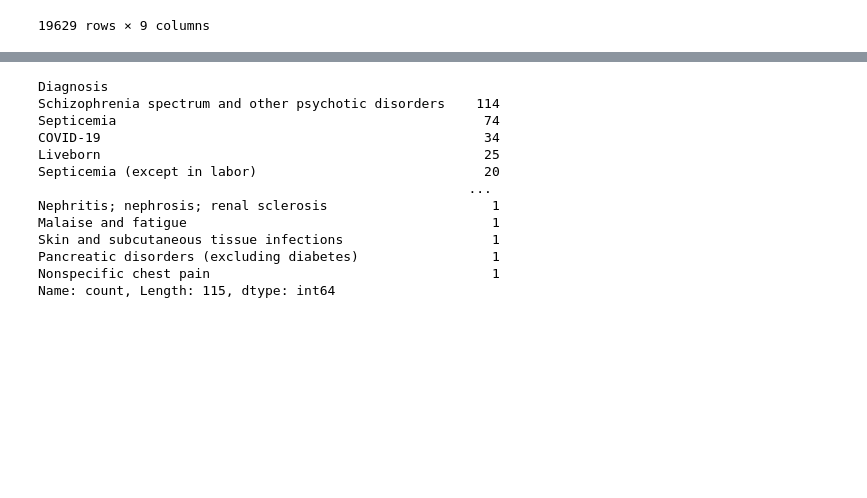
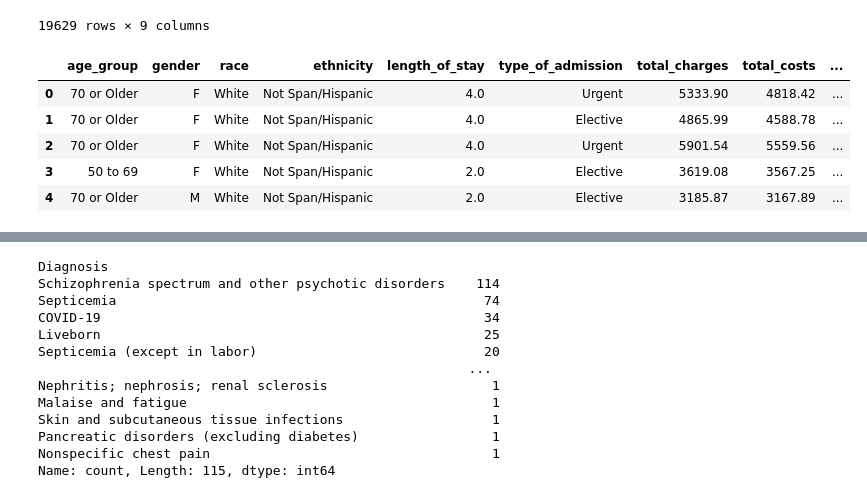
Before and after one commit to ChloeSecreti/Healthcare-Costs, a Jupyter notebook: health analysis.ipynb, the cells around one changed output, grey strips where cells are left out. Saved outputs shown, nothing was run; the diff lists cells and outputs as text; code cells hidden in the pictures; blank space fills up the shorter version.

Commit message:
add charge to cost ratio

```diff
--- a/health analysis.ipynb
+++ b/health analysis.ipynb
@@ -108,4 +108,21 @@ healthcare.drop_duplicates()
 | 19998 | 70 or Older | M | Other Race | Spanish/Hispanic | 1 | Emergency | 16474.38 | 11228.76 | ... |
 | 19999 | 50 to 69 | F | Black/African American | Not Span/Hispanic | 2 | Urgent | 13671.18 | 7862.08 | ... |
 19629 rows × 9 columns
+# %%
+# since the column length_of_stay, total_costs, and total_charges are currently being read by python as a string,
+# convert the columns to read as numeric values and replace errors as NaN
+healthcare['length_of_stay'] = pd.to_numeric(healthcare['length_of_stay'], errors='coerce')
+healthcare['total_costs'] = pd.to_numeric(healthcare['total_costs'], errors='coerce')
+healthcare['total_charges'] = pd.to_numeric(healthcare['total_charges'], errors='coerce')
+# %%
+# after looking at the data and some options for analysis, a charge to coat ratio would be interesting
+healthcare['Charge to Cost Ratio'] = healthcare['total_charges'] / healthcare['total_costs']
+healthcare.head()
+# %% [output]
+|  | age_group | gender | race | ethnicity | length_of_stay | type_of_admission | total_charges | total_costs | ... |
+| 0 | 70 or Older | F | White | Not Span/Hispanic | 4.0 | Urgent | 5333.90 | 4818.42 | ... |
+| 1 | 70 or Older | F | White | Not Span/Hispanic | 4.0 | Elective | 4865.99 | 4588.78 | ... |
+| 2 | 70 or Older | F | White | Not Span/Hispanic | 4.0 | Urgent | 5901.54 | 5559.56 | ... |
+| 3 | 50 to 69 | F | White | Not Span/Hispanic | 2.0 | Elective | 3619.08 | 3567.25 | ... |
+| 4 | 70 or Older | M | White | Not Span/Hispanic | 2.0 | Elective | 3185.87 | 3167.89 | ... |
 # %%
```
Also changed, not shown: parts of 5 cells of this notebook, 1 other file.
